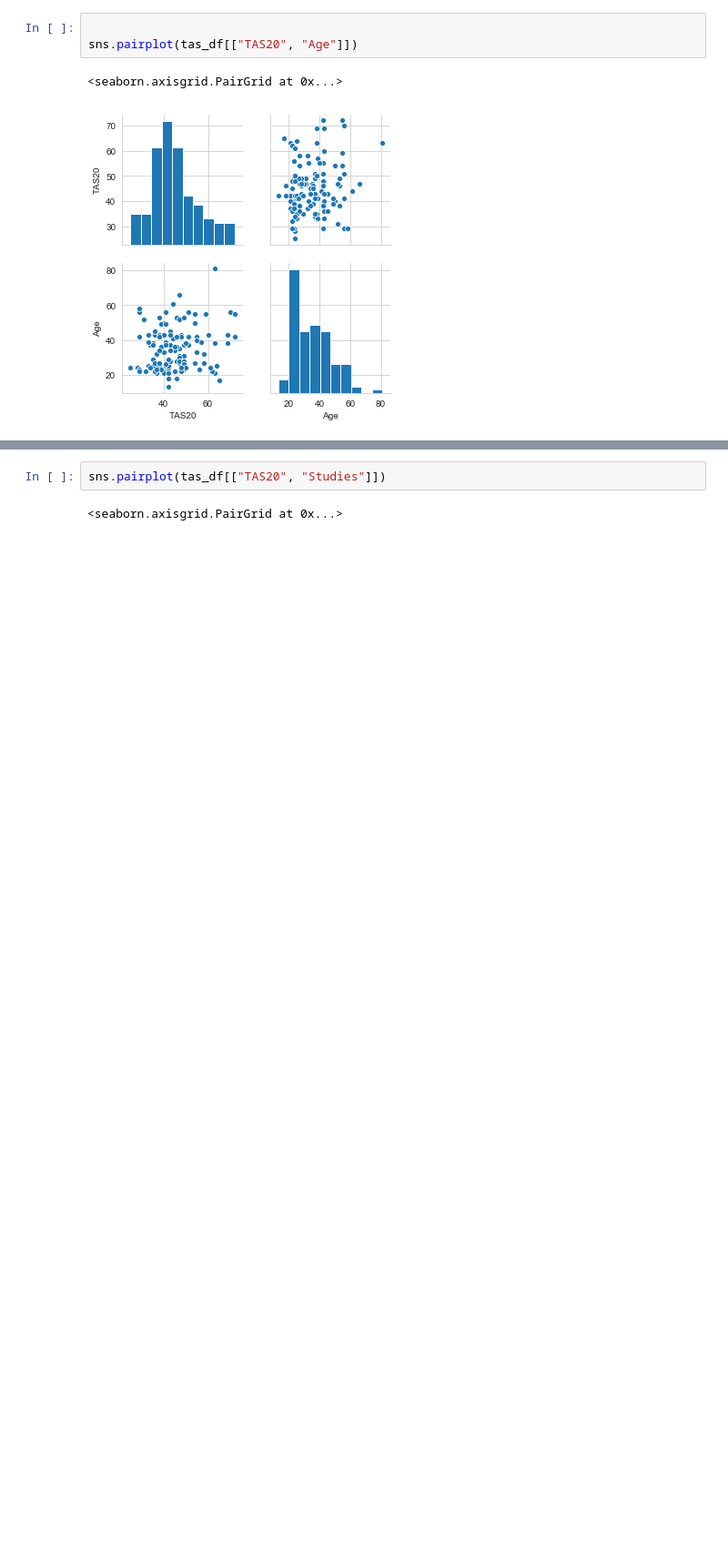
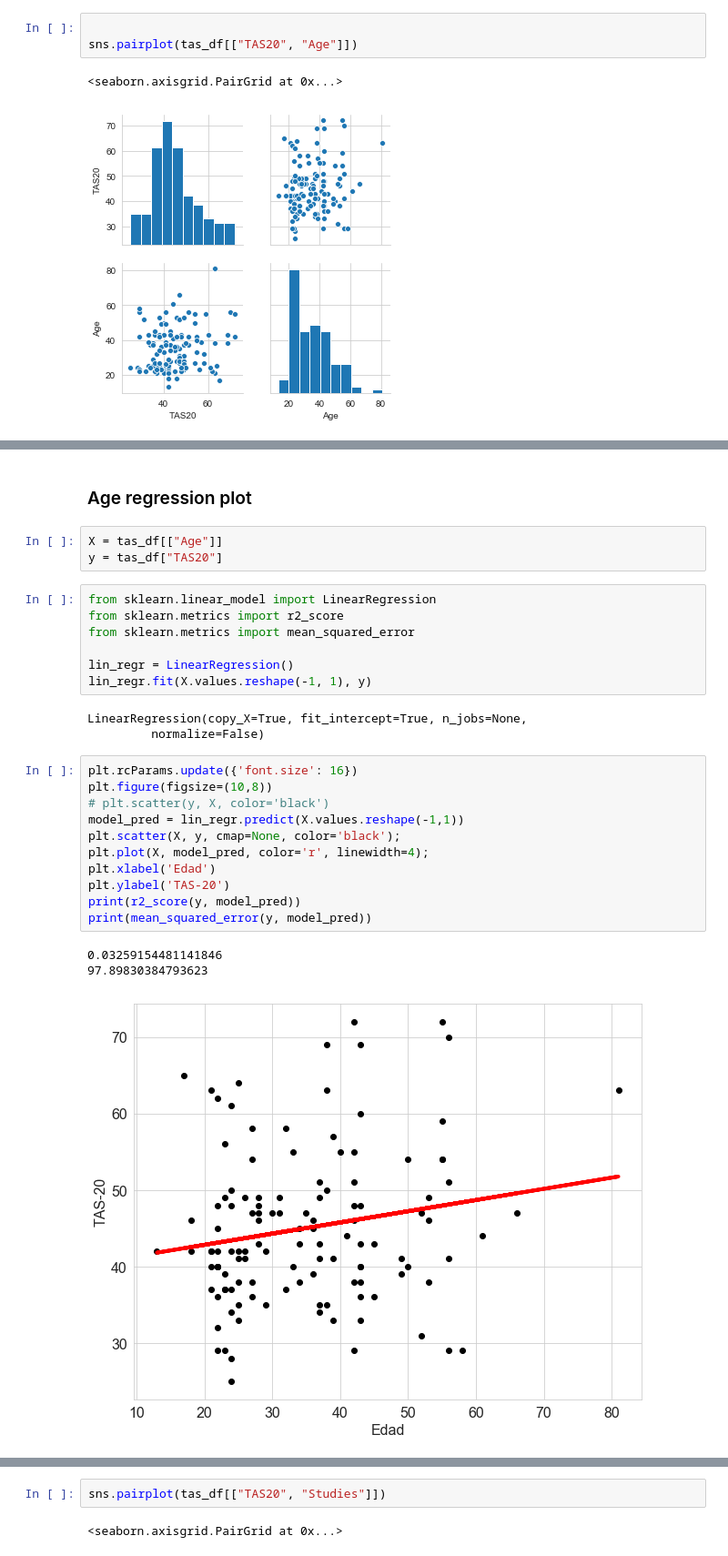
Before and after one commit to psicobotica/prolexitim-analytics, a Jupyter notebook: scripts/TAS-Correlational.ipynb, the cells around one changed output, grey strips where cells are left out. Shown at 91% size. Cells and saved outputs as stored; diff of their text form; blank space fills up the shorter version.

Commit message:
R2 and RMSE calculation for TAS20-Age regression

```diff
--- a/scripts/TAS-Correlational.ipynb
+++ b/scripts/TAS-Correlational.ipynb
@@ -515,0 +687,30 @@ sns.pairplot(tas_df[["TAS20", "Age"]])
+# %% [markdown]
+### Age regression plot
+# %%
+X = tas_df[["Age"]]
+y = tas_df["TAS20"]
+# %%
+from sklearn.linear_model import LinearRegression
+from sklearn.metrics import r2_score
+from sklearn.metrics import mean_squared_error
+
+lin_regr = LinearRegression()
+lin_regr.fit(X.values.reshape(-1, 1), y)
+# %% [output]
+LinearRegression(copy_X=True, fit_intercept=True, n_jobs=None,
+         normalize=False)
+# %%
+plt.rcParams.update({'font.size': 16})
+plt.figure(figsize=(10,8))
+# plt.scatter(y, X, color='black')
+model_pred = lin_regr.predict(X.values.reshape(-1,1))
+plt.scatter(X, y, cmap=None, color='black');
+plt.plot(X, model_pred, color='r', linewidth=4);
+plt.xlabel('Edad')
+plt.ylabel('TAS-20')
+print(r2_score(y, model_pred))
+print(mean_squared_error(y, model_pred))
+# %% [output]
+0.03259154481141846
+97.89830384793623
+[figure, added]
```
Also changed, not shown: parts of 15 cells of this notebook.
